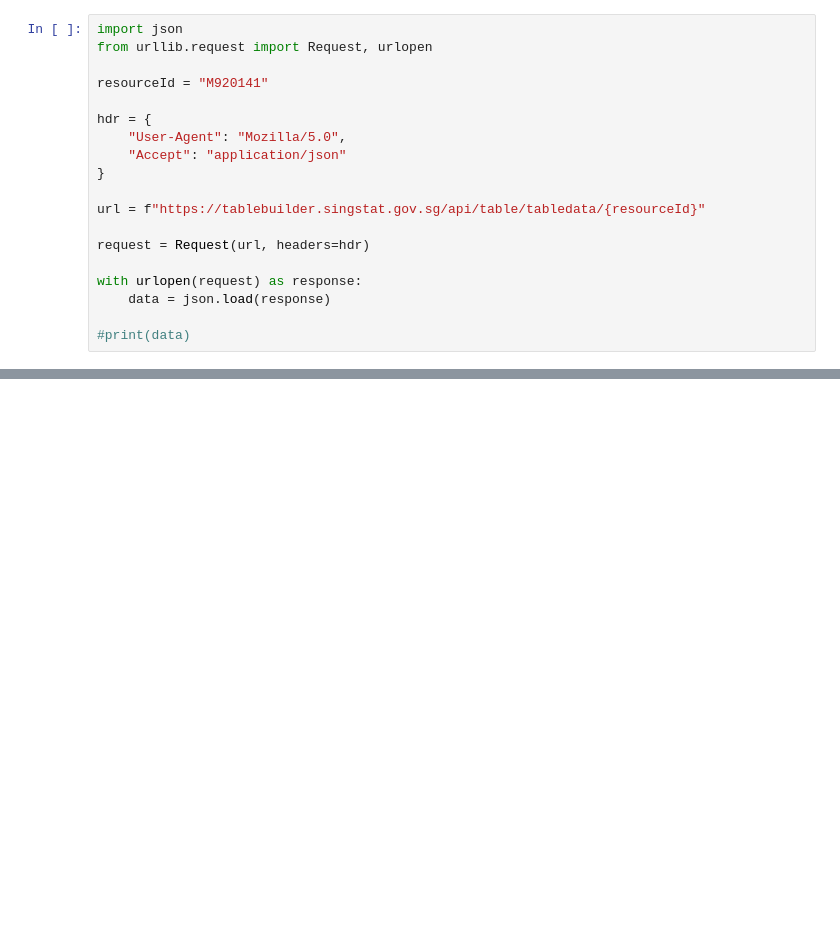
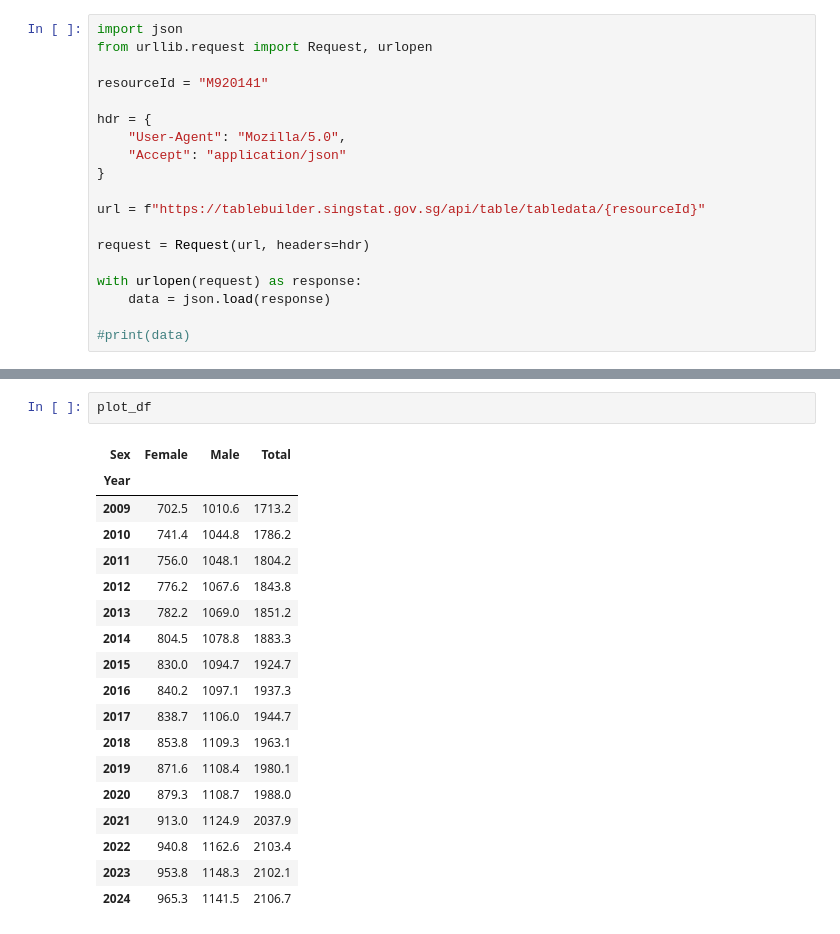
Before and after one commit to ccalvvin/flatback, a Jupyter notebook: stats data.ipynb, the cells around one changed output, grey strips where cells are left out. Drawn from its saved outputs; the diff is of its cells as text; blank space fills up the shorter version.

```diff
--- a/stats data.ipynb
+++ b/stats data.ipynb
@@ -72,0 +73,21 @@ plt.show()
+# %%
+plot_df
+# %% [output]
+| Sex | Female | Male | Total |
+| Year |  |  |  |
+| 2009 | 702.5 | 1010.6 | 1713.2 |
+| 2010 | 741.4 | 1044.8 | 1786.2 |
+| 2011 | 756.0 | 1048.1 | 1804.2 |
+| 2012 | 776.2 | 1067.6 | 1843.8 |
+| 2013 | 782.2 | 1069.0 | 1851.2 |
+| 2014 | 804.5 | 1078.8 | 1883.3 |
+| 2015 | 830.0 | 1094.7 | 1924.7 |
+| 2016 | 840.2 | 1097.1 | 1937.3 |
+| 2017 | 838.7 | 1106.0 | 1944.7 |
+| 2018 | 853.8 | 1109.3 | 1963.1 |
+| 2019 | 871.6 | 1108.4 | 1980.1 |
+| 2020 | 879.3 | 1108.7 | 1988.0 |
+| 2021 | 913.0 | 1124.9 | 2037.9 |
+| 2022 | 940.8 | 1162.6 | 2103.4 |
+| 2023 | 953.8 | 1148.3 | 2102.1 |
+| 2024 | 965.3 | 1141.5 | 2106.7 |
```
Also changed, not shown: parts of 2 cells of this notebook, 5 other files.
